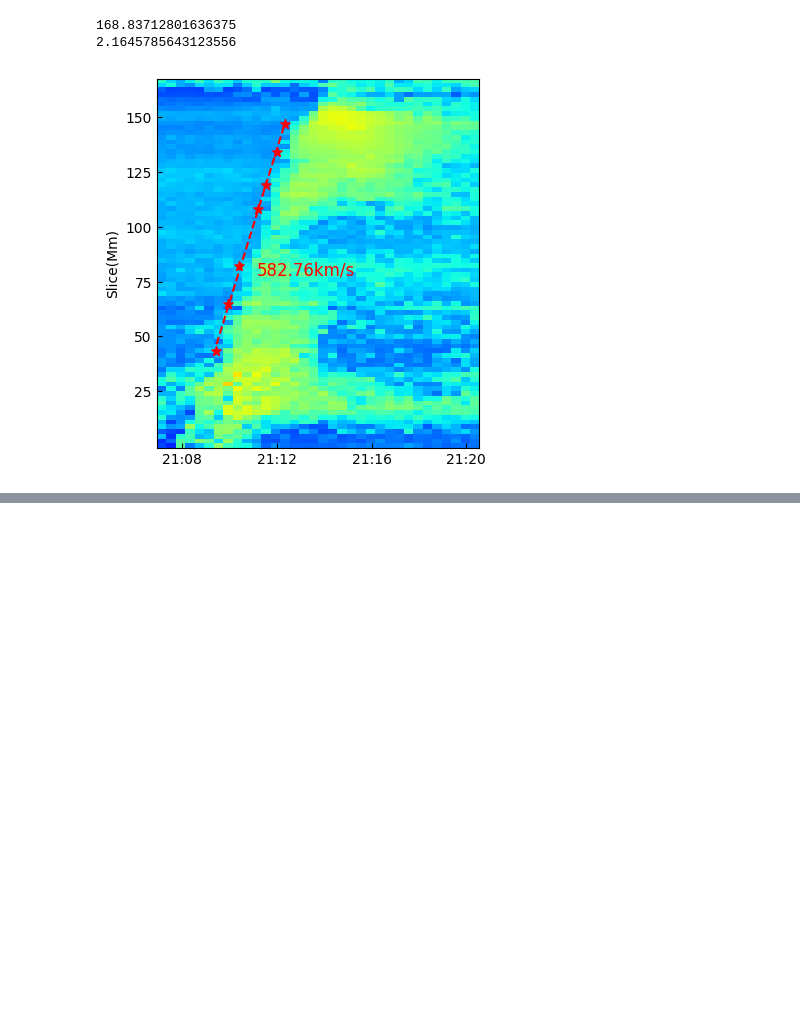
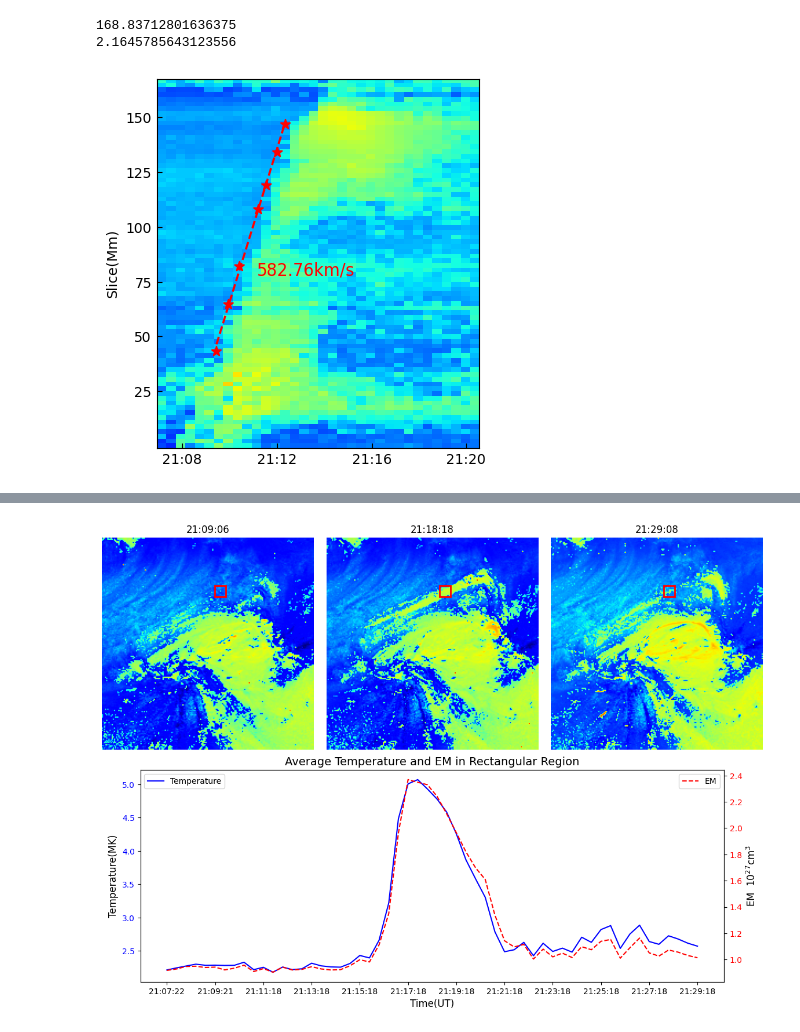
Before and after one commit to xiaosjh/reconnection, a Jupyter notebook: DEM_analysis.ipynb, the cells around one changed output, grey strips where cells are left out. Saved outputs shown, nothing was run; the diff lists cells and outputs as text; code cells hidden in the pictures; blank space fills up the shorter version.

```diff
--- a/DEM_analysis.ipynb
+++ b/DEM_analysis.ipynb
@@ -301,0 +376,69 @@ plt.tick_params(axis='both',direction='in')
+# %%
+fig=plt.figure(figsize=(17,11))
+gs=gridspec.GridSpec(11,17,wspace=0,hspace=0.8)
+
+#图1
+ax11=fig.add_subplot(gs[0:5,0:5])
+file_list=glob.glob(r'D:\Learning\PHD1st\magnetic_reconnecion\data\AIA2\DEM2\\'+'*.sav')
+datas=readsav(file_list[10])
+result=datas['result']
+dem_out=result['DEM_OUT'][0]
+smap_temp=result['SMAP_TEMP'][0]
+smap_em=result['SMAP_EM'][0]
+plt.imshow(np.log10(smap_temp),cmap='jet',origin='lower')
+left_bottom1=(102,138)
+rect1=Rectangle(left_bottom1,10,10,edgecolor='red',facecolor='none',linewidth=2)
+plt.gca().add_patch(rect1)
+plt.axis('off')
+plt.title('21:09:06')
+
+#图2
+ax22=fig.add_subplot(gs[0:5,5:10])
+datas=readsav(file_list[56])
+result=datas['result']
+dem_out=result['DEM_OUT'][0]
+smap_temp=result['SMAP_TEMP'][0]
+smap_em=result['SMAP_EM'][0]
+plt.imshow(np.log10(smap_temp),cmap='jet',origin='lower')
+left_bottom1=(102,138)
+rect1=Rectangle(left_bottom1,10,10,edgecolor='red',facecolor='none',linewidth=2)
+plt.gca().add_patch(rect1)
+plt.axis('off')
+plt.title('21:18:18')
+
+#图3
+ax3=fig.add_subplot(gs[0:5,10:15])
+datas=readsav(file_list[110])
+result=datas['result']
+dem_out=result['DEM_OUT'][0]
+smap_temp=result['SMAP_TEMP'][0]
+smap_em=result['SMAP_EM'][0]
+plt.imshow(np.log10(smap_temp),cmap='jet',origin='lower')
+left_bottom1=(102,138)
+rect1=Rectangle(left_bottom1,10,10,edgecolor='red',facecolor='none',linewidth=2)
+plt.gca().add_patch(rect1)
+plt.axis('off')
+plt.title('21:29:08')
+
+#图4
+ax1=fig.add_subplot(gs[5:10,1:14])
+ax1.plot((avg_temp[:56])/1e6,'b-',label='Temperature')
+ax1.set_xlabel('Time(UT)',size=12)
+ax1.set_ylabel('Temperature(MK)',size=12)
+labels_arr=[]
+for i in range(0,56,5):
+    labels_arr.append(file_list[i*2+1][-12:-4].replace("_",":"))
+ax1.set_xticks(ticks=np.arange(0,56,5),labels=labels_arr)
+ax1.tick_params(axis='y',labelcolor='b')
+ax2=ax1.twinx()
+ax2.plot(avg_em[:56]/1e27,'r--',label='EM')
+ax2.set_ylabel('EM  '+ r'$10^{27} \text{cm}^3$',size=12)
+ax2.tick_params(axis='y',labelcolor='r')
+ax1.legend(loc='upper left')
+ax2.legend(loc='upper right')
+# 显示图形
+plt.tight_layout()
+plt.title('Average Temperature and EM in Rectangular Region',size=14)
+plt.savefig(r'D:\Learning\PHD1st\magnetic_reconnecion\paper\fig\DEM_analysis.pdf',format='pdf', bbox_inches='tight')
+# %% [output]
+[figure, added]
```
Also changed, not shown: parts of 7 cells of this notebook.
